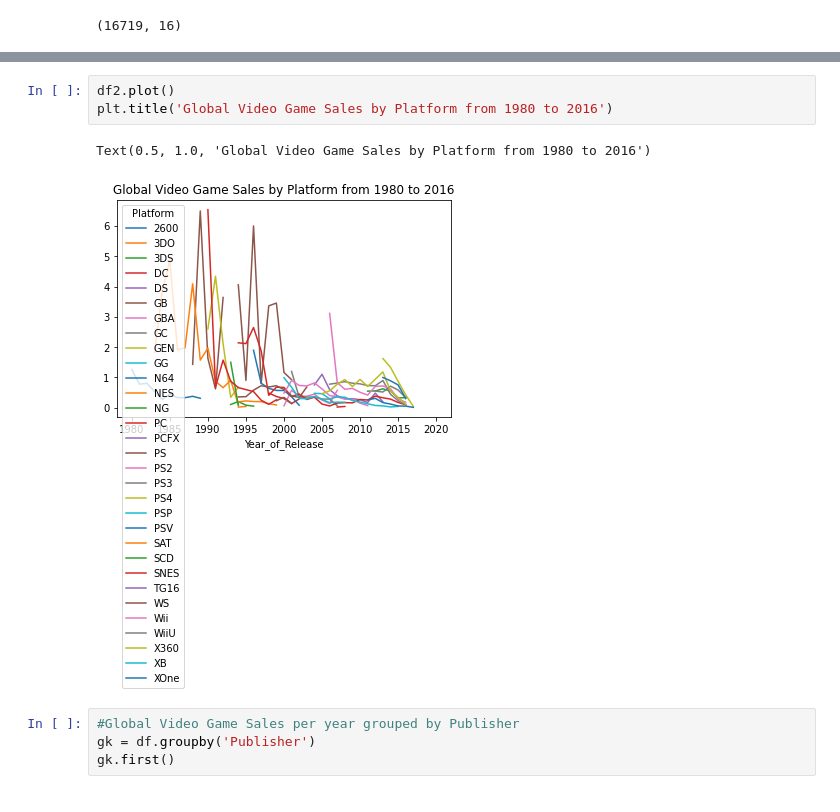
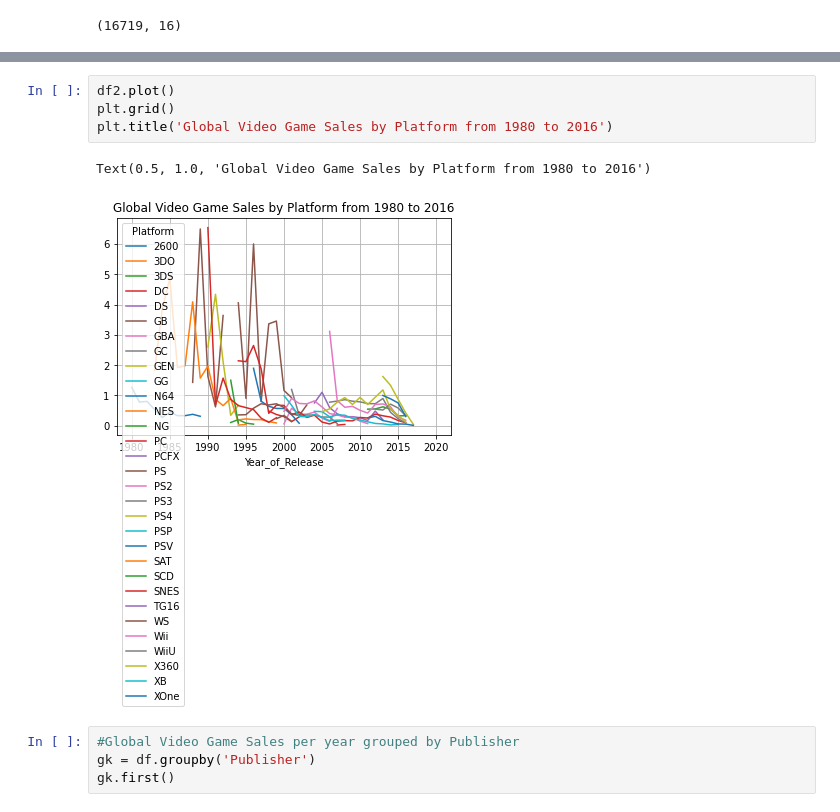
Before and after one commit to banananuggets21/cs103a-cpa01, a Jupyter notebook: cpa01.ipynb, the cells around one changed output, grey strips where cells are left out. Drawn from its saved outputs; the diff is of its cells as text.

Commit message:
added second plot

```diff
--- a/cpa01.ipynb
+++ b/cpa01.ipynb
@@ -60,9 +68,10 @@ df2
 # %%
 df2.plot()
+plt.grid()
 plt.title('Global Video Game Sales by Platform from 1980 to 2016')
 # %% [output]
 Text(0.5, 1.0, 'Global Video Game Sales by Platform from 1980 to 2016')
-[figure, old version]
+[figure, new version]
 # %%
 #Global Video Game Sales per year grouped by Publisher
 gk = df.groupby('Publisher')
```
Also changed, not shown: parts of 3 cells of this notebook.
